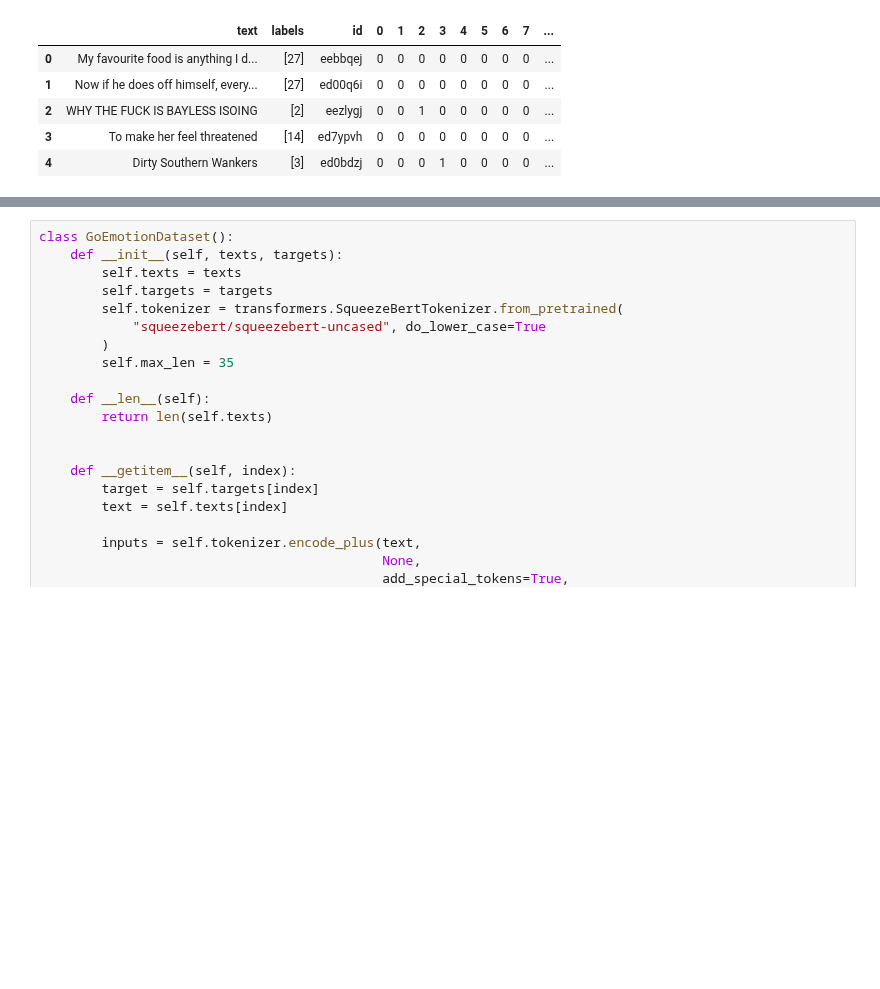
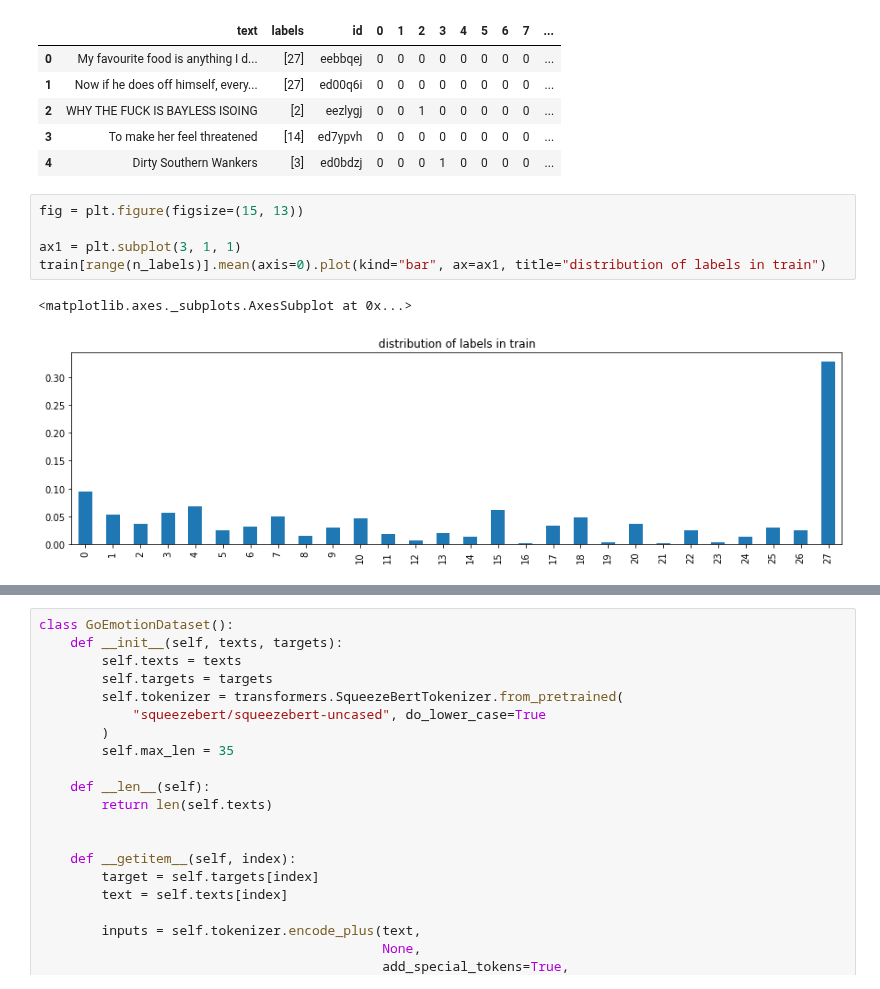
Before and after one commit to yanada1307/14IF_Multi-label-Emotion-Classification, a Jupyter notebook: Proyek_PBA_Sprinkle.ipynb, the cells around one changed output, grey strips where cells are left out. Cells and saved outputs as stored; diff of their text form; blank space fills up the shorter version.

Commit message:
Distribution of labels in train, validation and test

```diff
--- a/Proyek_PBA_Sprinkle.ipynb
+++ b/Proyek_PBA_Sprinkle.ipynb
@@ -136,3 +136,11 @@ train.head()
 | 2 | WHY THE FUCK IS BAYLESS ISOING | [2] | eezlygj | 0 | 0 | 1 | 0 | 0 | 0 | 0 | 0 | ... |
 | 3 | To make her feel threatened | [14] | ed7ypvh | 0 | 0 | 0 | 0 | 0 | 0 | 0 | 0 | ... |
 | 4 | Dirty Southern Wankers | [3] | ed0bdzj | 0 | 0 | 0 | 1 | 0 | 0 | 0 | 0 | ... |
+# %%
+fig = plt.figure(figsize=(15, 13))
+
+ax1 = plt.subplot(3, 1, 1)
+train[range(n_labels)].mean(axis=0).plot(kind="bar", ax=ax1, title="distribution of labels in train")
+# %% [output]
+<matplotlib.axes._subplots.AxesSubplot at 0x...>
+[figure, added]
```
Also changed, not shown: parts of 2 cells of this notebook.
